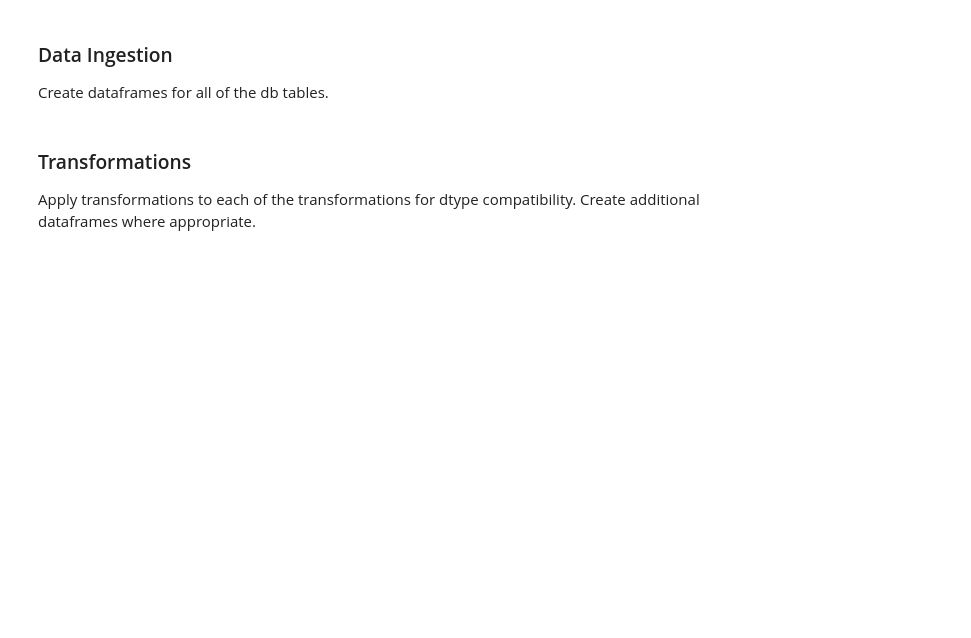
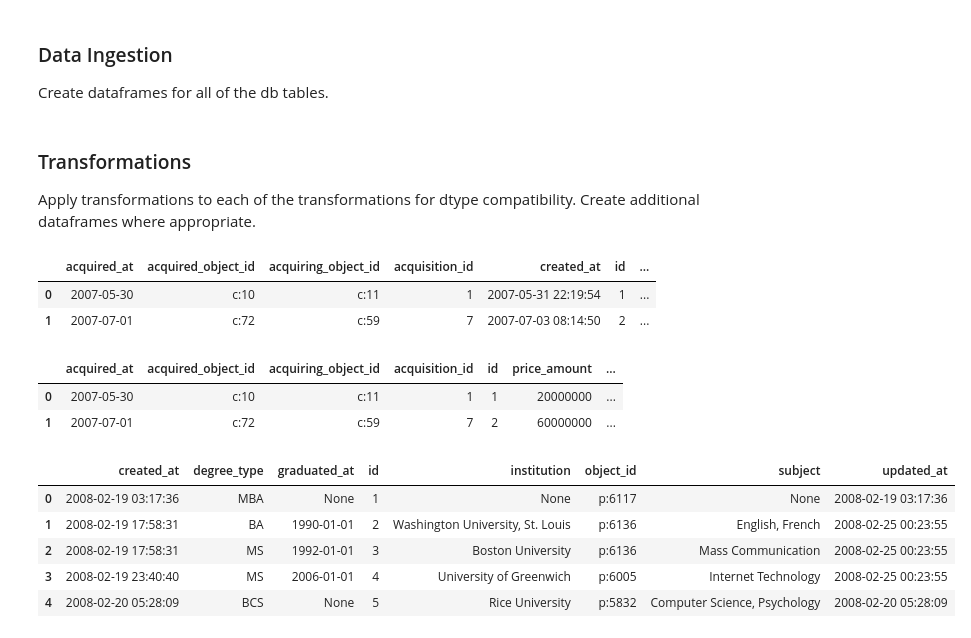
Before and after one commit to krishnr/Delphi, a Jupyter notebook: data_aug.ipynb, the cells around one changed output. Drawn from its saved outputs; the diff is of its cells as text; code cells hidden in the pictures; blank space fills up the shorter version.

Commit message:
acq and degree transforms

```diff
--- a/data_aug.ipynb
+++ b/data_aug.ipynb
@@ -81,0 +115,6 @@ Apply transformations to each of the transformations for dtype compatibility. Cr
+# %%
+df_acquisitions.head(2)
+# %% [output]
+|  | acquired_at | acquired_object_id | acquiring_object_id | acquisition_id | created_at | id | ... |
+| 0 | 2007-05-30 | c:10 | c:11 | 1 | 2007-05-31 22:19:54 | 1 | ... |
+| 1 | 2007-07-01 | c:72 | c:59 | 7 | 2007-07-03 08:14:50 | 2 | ... |
@@ -81,0 +123,15 @@ Apply transformations to each of the transformations for dtype compatibility. Cr
+# %%
+df_acquisitions.head(2)
+# %% [output]
+|  | acquired_at | acquired_object_id | acquiring_object_id | acquisition_id | id | price_amount | ... |
+| 0 | 2007-05-30 | c:10 | c:11 | 1 | 1 | 20000000 | ... |
+| 1 | 2007-07-01 | c:72 | c:59 | 7 | 2 | 60000000 | ... |
+# %%
+df_degrees.head(5)
+# %% [output]
+|  | created_at | degree_type | graduated_at | id | institution | object_id | subject | updated_at |
+| 0 | 2008-02-19 03:17:36 | MBA | None | 1 | None | p:6117 | None | 2008-02-19 03:17:36 |
+| 1 | 2008-02-19 17:58:31 | BA | 1990-01-01 | 2 | Washington University, St. Louis | p:6136 | English, French | 2008-02-25 00:23:55 |
+| 2 | 2008-02-19 17:58:31 | MS | 1992-01-01 | 3 | Boston University | p:6136 | Mass Communication | 2008-02-25 00:23:55 |
+| 3 | 2008-02-19 23:40:40 | MS | 2006-01-01 | 4 | University of Greenwich | p:6005 | Internet Technology | 2008-02-25 00:23:55 |
+| 4 | 2008-02-20 05:28:09 | BCS | None | 5 | Rice University | p:5832 | Computer Science, Psychology | 2008-02-20 05:28:09 |
```
Also changed, not shown: parts of 24 cells of this notebook.
